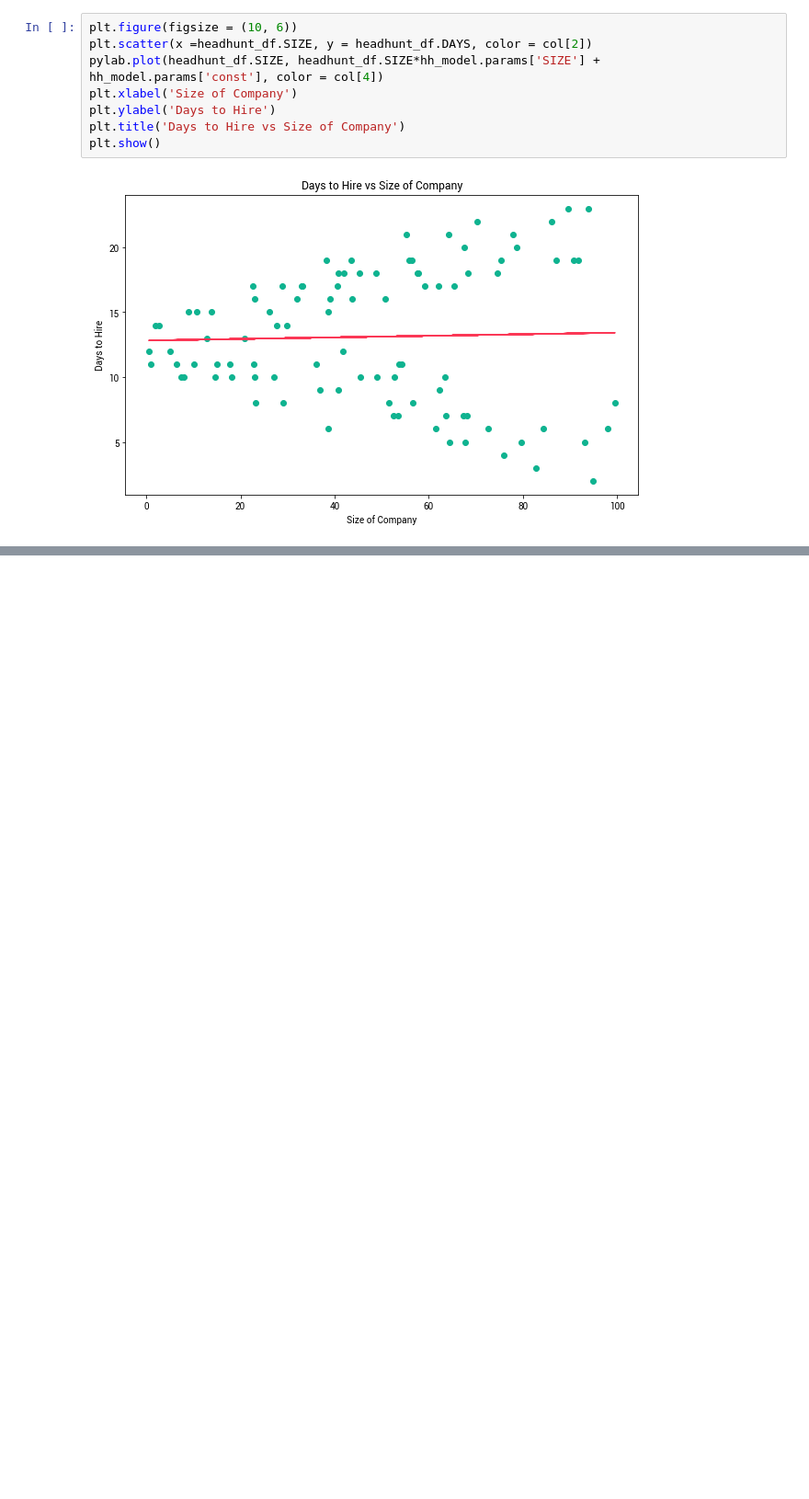
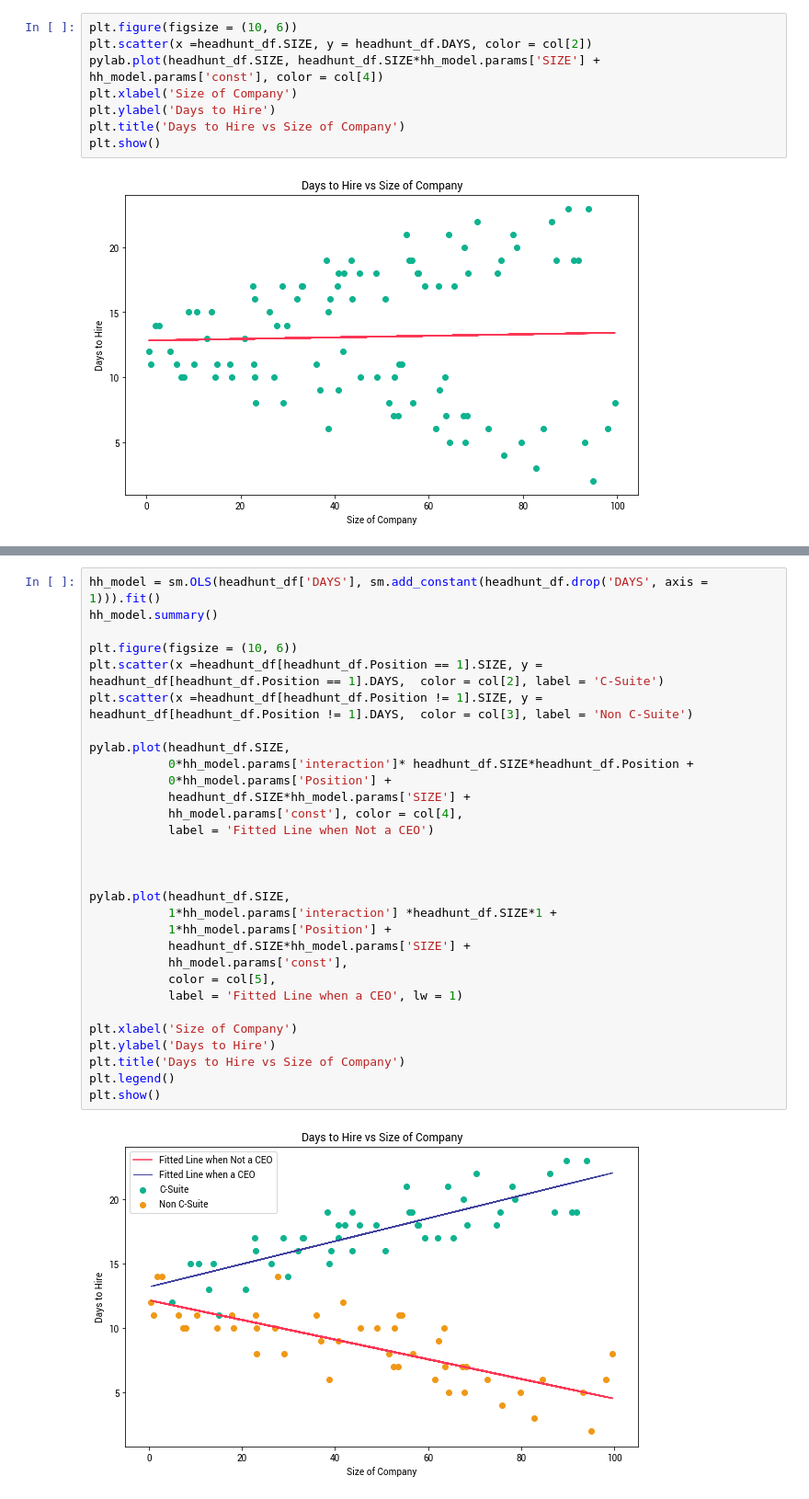
Before and after one commit to magtanggol03/dec130, a Jupyter notebook: notebooks/01 Regression Analysis.ipynb, the cells around one changed output, grey strips where cells are left out. Shown: that part at 92% size. Saved outputs shown, nothing was run; the diff lists cells and outputs as text; blank space fills up the shorter version.

```diff
--- a/notebooks/01 Regression Analysis.ipynb
+++ b/notebooks/01 Regression Analysis.ipynb
@@ -334,0 +338,32 @@ OLS Regression Results
+# %%
+hh_model = sm.OLS(headhunt_df['DAYS'], sm.add_constant(headhunt_df.drop('DAYS', axis = 1))).fit()
+hh_model.summary()
+
+plt.figure(figsize = (10, 6))
+plt.scatter(x =headhunt_df[headhunt_df.Position == 1].SIZE, y = headhunt_df[headhunt_df.Position == 1].DAYS,  color = col[2], label = 'C-Suite')
+plt.scatter(x =headhunt_df[headhunt_df.Position != 1].SIZE, y = headhunt_df[headhunt_df.Position != 1].DAYS,  color = col[3], label = 'Non C-Suite')
+
+pylab.plot(headhunt_df.SIZE,
+           0*hh_model.params['interaction']* headhunt_df.SIZE*headhunt_df.Position +
+           0*hh_model.params['Position'] +
+           headhunt_df.SIZE*hh_model.params['SIZE'] +
+           hh_model.params['const'], color = col[4],
+           label = 'Fitted Line when Not a CEO')
+
+
+
+pylab.plot(headhunt_df.SIZE,
+           1*hh_model.params['interaction'] *headhunt_df.SIZE*1 +
+           1*hh_model.params['Position'] +
+           headhunt_df.SIZE*hh_model.params['SIZE'] +
+           hh_model.params['const'],
+           color = col[5],
+           label = 'Fitted Line when a CEO', lw = 1)
+
+plt.xlabel('Size of Company')
+plt.ylabel('Days to Hire')
+plt.title('Days to Hire vs Size of Company')
+plt.legend()
+plt.show()
+# %% [output]
+[figure, added]
```
Also changed, not shown: parts of 11 cells of this notebook, 2 other files.
